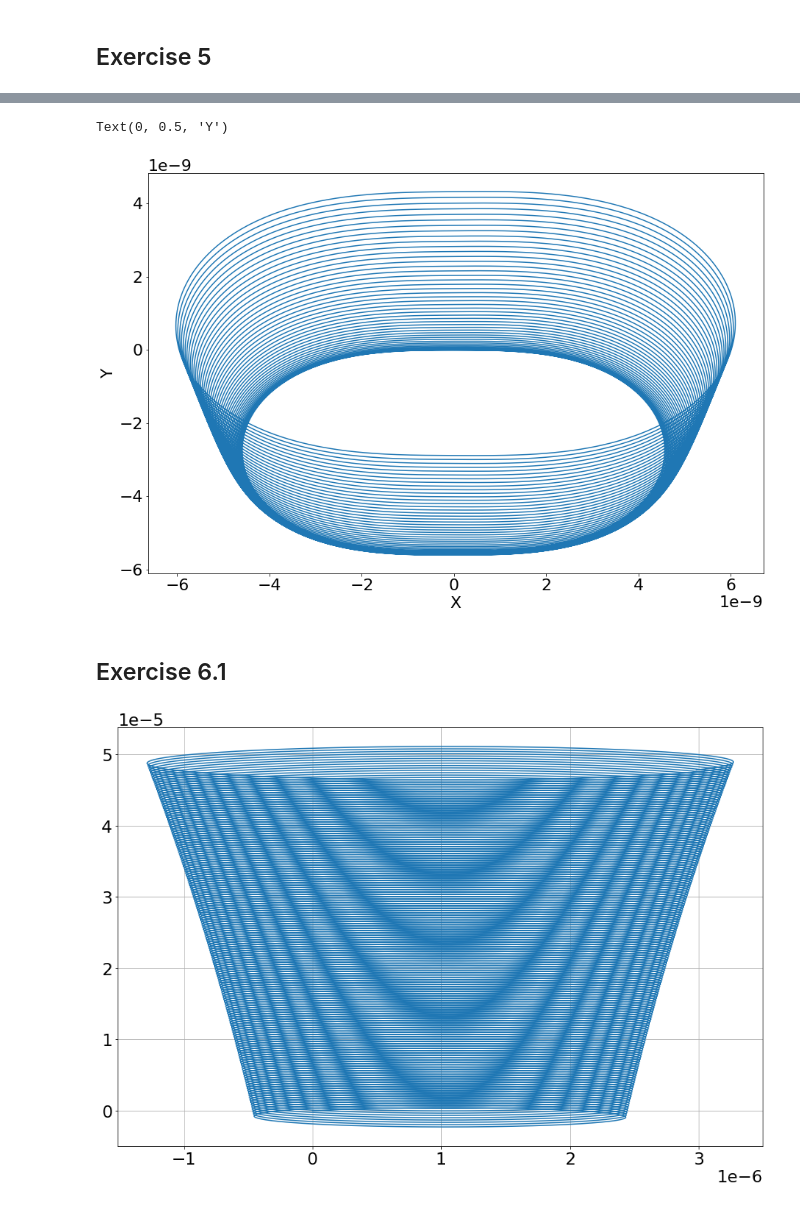
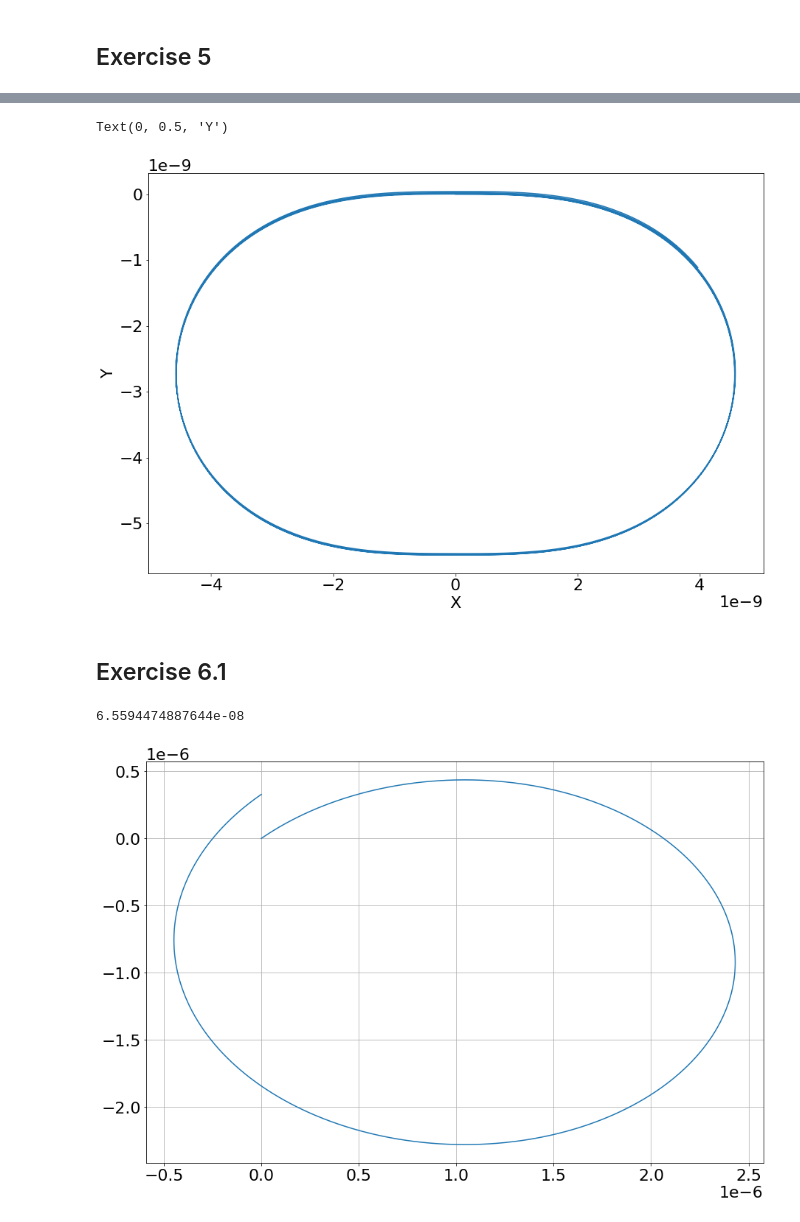
Before and after one commit to gregorycorcoran/Python-Notebooks, a Jupyter notebook: Computational Lab.ipynb, the cells around one changed output, grey strips where cells are left out. Cells and saved outputs as stored; diff of their text form; code cells hidden in the pictures.

```diff
--- a/Computational Lab.ipynb
+++ b/Computational Lab.ipynb
@@ -178,16 +178,17 @@ plt.grid(True)
 # %%
-ans7=EOM3([0,2,0],[100,0,0],1.60217663e-19,1.67262192e-27,1e+5,1e-13,vel=False)
+ans7=EOM3([0,2,0],[100,0,0],1.60217663e-19,1.67262192e-27,1e+5,1e-14,vel=False)
 plt.plot(ans7[0],ans7[1])
 plt.xlabel('X')
 plt.ylabel('Y')
 # %% [output]
 Text(0, 0.5, 'Y')
-[figure, old version]
+[figure, new version]
 # %% [markdown]
 ## Exercise 6.1
 # %%
-ans8=EOM([-5,0,0],[0,0,1],[100,100,0],1.60217663e-19,1.67262192e-27,1e+6,1e-11)
+ans8=EOM2([-5,0,0],[0,0,1],[100,100,0],1.60217663e-19,1.67262192e-27,1e-13)
 plt.plot(ans8[0],ans8[1])
 plt.grid(True)
 # %% [output]
+6.5594474887644e-08
-[figure, old version]
+[figure, new version]
```
Also changed, not shown: parts of 7 cells of this notebook.
